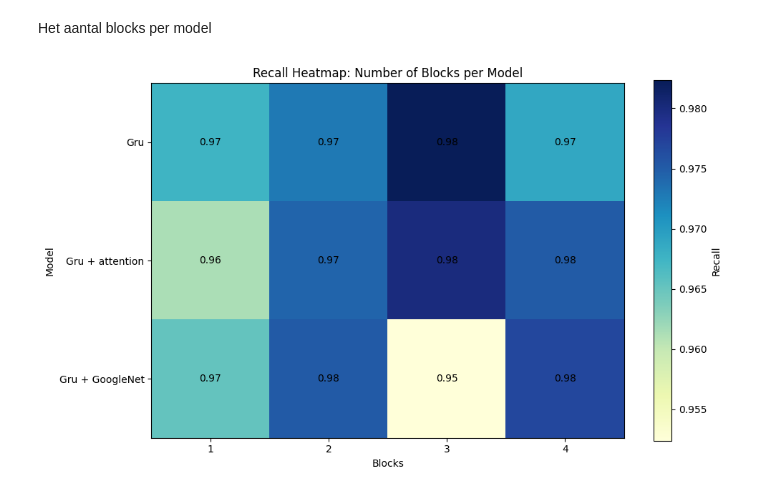
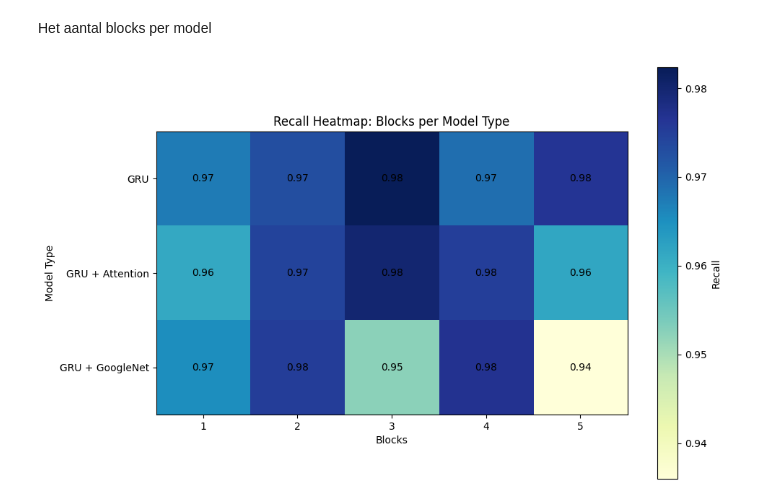
Before and after one commit to FabianWientjes/MADS-EXAM-24-FabianWientjes, a Jupyter notebook: notebooks/visualisatie.ipynb, the cells around one changed output. Saved outputs shown, nothing was run; the diff lists cells and outputs as text; code cells hidden in the pictures.

```diff
--- a/notebooks/visualisatie.ipynb
+++ b/notebooks/visualisatie.ipynb
@@ -46,11 +46,11 @@ import numpy as np
 
 # Gegeven data
 dropout_values = [0.1, 0.2, 0.3]
-hidden_units = [128, 256, 512]
+hidden_units = [64, 128, 256, 512]
 recall_data = np.array([
-    [0.9382357429969621, 0.9541643268627045, 0.7929748578634345],
-    [0.9571853302802544, 0.9466307962996883, 0.5],
-    [0.9125387161618409, 0.9075598938070553, 0.5],
+    [0.9451805731874403, 0.9382357429969621, 0.9541643268627045, 0.7929748578634345],
+    [0.9474202386968948, 0.9571853302802544, 0.9466307962996883, 0.5],
+    [0.9104507068479077, 0.9125387161618409, 0.9075598938070553, 0.5],
 ])
 
 # Plotting the heatmap
@@ -116,34 +151,34 @@ plt.show()
 Het aantal blocks per model
 # %%
 # Gegeven data
-models = ['Gru', 'Gru + attention', 'Gru + GoogleNet']
-blocks = [1, 2, 3, 4]
+blocks = [1, 2, 3, 4, 5]
+model_types = ["GRU", "GRU + Attention", "GRU + GoogleNet"]
 recall_data = np.array([
-    [0.9674836415422925, 0.9727689284235179, 0.9823597787522911, 0.968855914874658],
-    [0.9612766240221225, 0.9743176255047817, 0.979937533683413, 0.9750759599211798],
-    [0.9651590219608905, 0.9751213704438342, 0.9523686787435736, 0.9768046324658877]
+    [0.9674836415422925, 0.9727689284235179, 0.9823597787522911, 0.968855914874658, 0.9764073413661515],
+    [0.9612766240221225, 0.9743176255047817, 0.979937533683413, 0.9750759599211798, 0.9615940491104547],
+    [0.9651590219608905, 0.9751213704438342, 0.9523686787435736, 0.9768046324658877, 0.9359930665042916],
 ])
 
 # Plotting the heatmap
 plt.figure(figsize=(10, 6))
 plt.imshow(recall_data, cmap='YlGnBu', interpolation='nearest')
 
 # Adding ticks and labels
-plt.title('Recall Heatmap: Number of Blocks per Model')
+plt.title('Recall Heatmap: Blocks per Model Type')
 plt.xlabel('Blocks')
-plt.ylabel('Model')
+plt.ylabel('Model Type')
 
 plt.xticks(np.arange(len(blocks)), blocks)
-plt.yticks(np.arange(len(models)), models)
+plt.yticks(np.arange(len(model_types)), model_types)
 
 # Adding the numerical values in the heatmap
-for i in range(len(models)):
+for i in range(len(model_types)):
     for j in range(len(blocks)):
         plt.text(j, i, f'{recall_data[i, j]:.2f}', ha='center', va='center', color='black')
 
 # Displaying the plot
 plt.colorbar(label='Recall')
 plt.tight_layout()
 plt.show()
 # %% [output]
-[figure, old version]
+[figure, new version]
```
Also changed, not shown: parts of 7 cells of this notebook, 2 other files.
